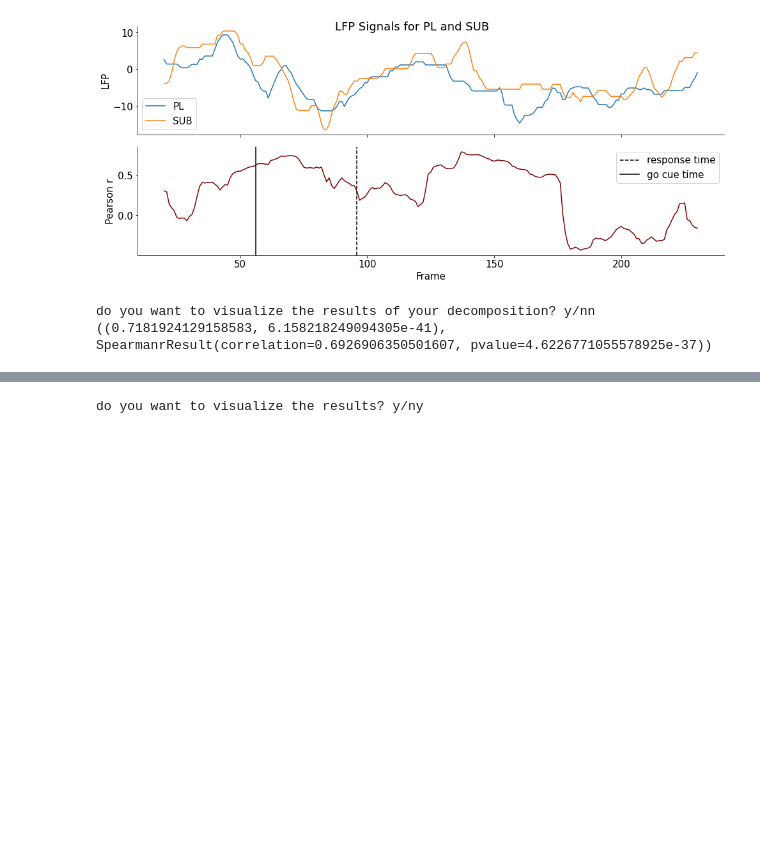
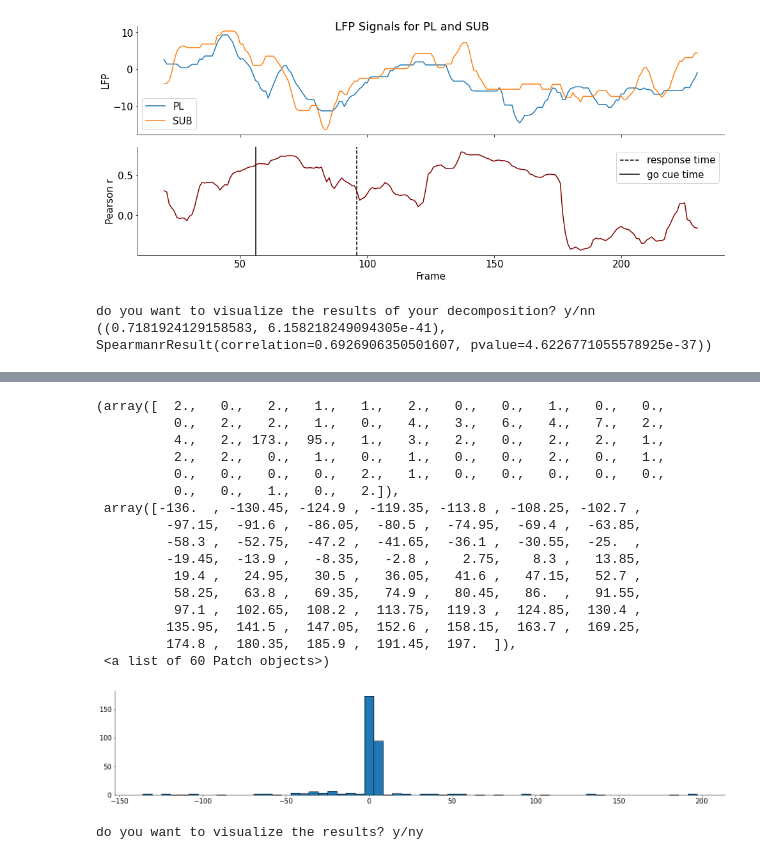
Before and after one commit to Neurocoders/AttentionProject, a Jupyter notebook: load_steinmetz_data_V2.ipynb, the cells around one changed output, grey strips where cells are left out. Saved outputs shown, nothing was run; the diff lists cells and outputs as text; code cells hidden in the pictures; blank space fills up the shorter version.

```diff
--- a/load_steinmetz_data_V2.ipynb
+++ b/load_steinmetz_data_V2.ipynb
@@ -472,3 +637,25 @@ do you want to visualize the results of your decomposition? y/nn
+# %%
+# corr_mat
+# lag_mat
+plt.hist(lag_mat, bins = 60, edgecolor = "black")
+# %% [output]
+(array([  2.,   0.,   2.,   1.,   1.,   2.,   0.,   0.,   1.,   0.,   0.,
+          0.,   2.,   2.,   1.,   0.,   4.,   3.,   6.,   4.,   7.,   2.,
+          4.,   2., 173.,  95.,   1.,   3.,   2.,   0.,   2.,   2.,   1.,
+          2.,   2.,   0.,   1.,   0.,   1.,   0.,   0.,   2.,   0.,   1.,
+          0.,   0.,   0.,   0.,   2.,   1.,   0.,   0.,   0.,   0.,   0.,
+          0.,   0.,   1.,   0.,   2.]),
+ array([-136.  , -130.45, -124.9 , -119.35, -113.8 , -108.25, -102.7 ,
+         -97.15,  -91.6 ,  -86.05,  -80.5 ,  -74.95,  -69.4 ,  -63.85,
+         -58.3 ,  -52.75,  -47.2 ,  -41.65,  -36.1 ,  -30.55,  -25.  ,
+         -19.45,  -13.9 ,   -8.35,   -2.8 ,    2.75,    8.3 ,   13.85,
+          19.4 ,   24.95,   30.5 ,   36.05,   41.6 ,   47.15,   52.7 ,
+          58.25,   63.8 ,   69.35,   74.9 ,   80.45,   86.  ,   91.55,
+          97.1 ,  102.65,  108.2 ,  113.75,  119.3 ,  124.85,  130.4 ,
+         135.95,  141.5 ,  147.05,  152.6 ,  158.15,  163.7 ,  169.25,
+         174.8 ,  180.35,  185.9 ,  191.45,  197.  ]),
+ <a list of 60 Patch objects>)
+[figure, added]
 # %%
 def phase_synch(sig1 = smooth_sig1, sig2 = smooth_sig2, trial_num = 1, area1 = area1, area2=area2,
                 fig_size = (14,7), plot_ph: True):
```
Also changed, not shown: parts of 8 cells of this notebook.
